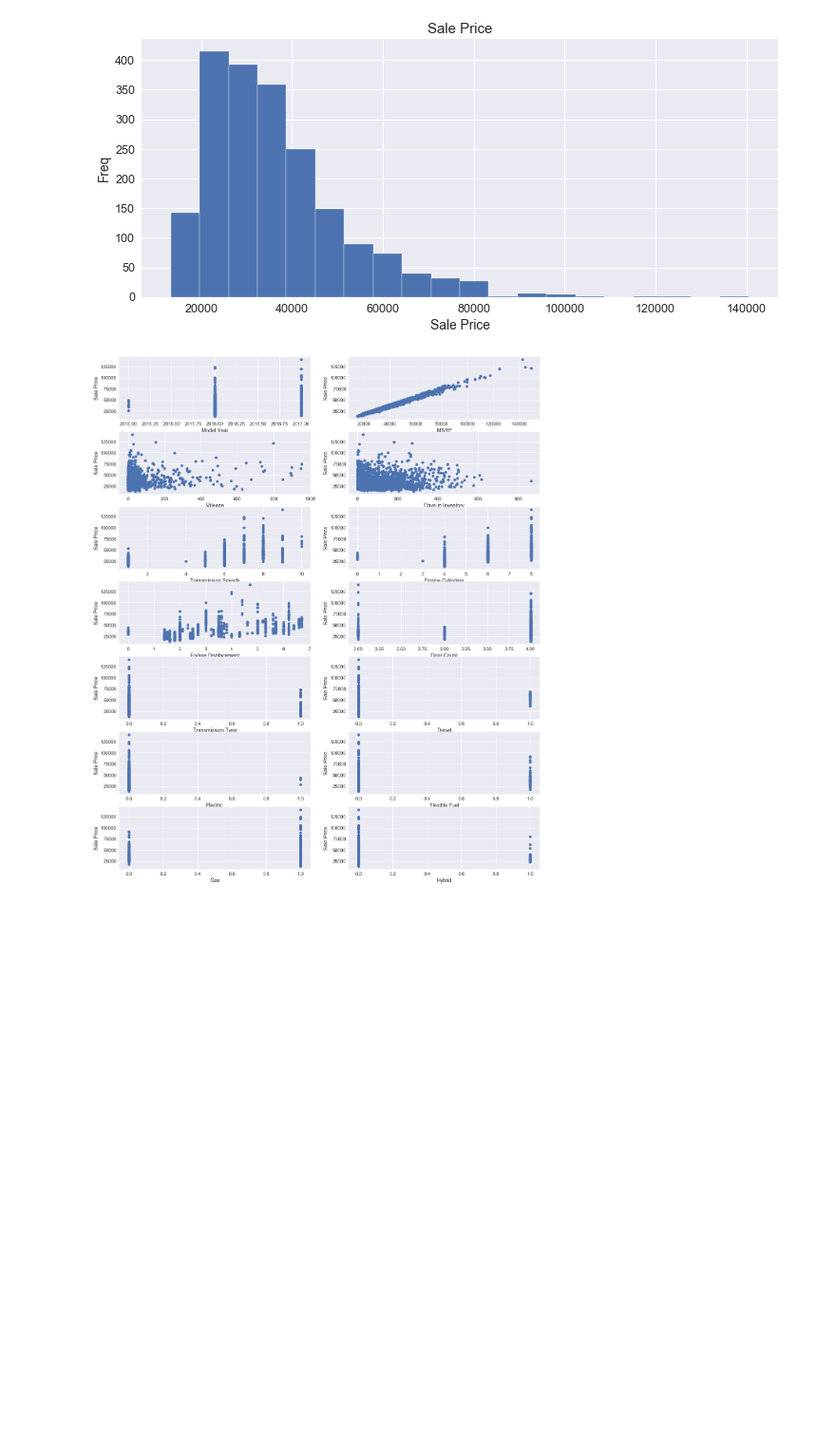
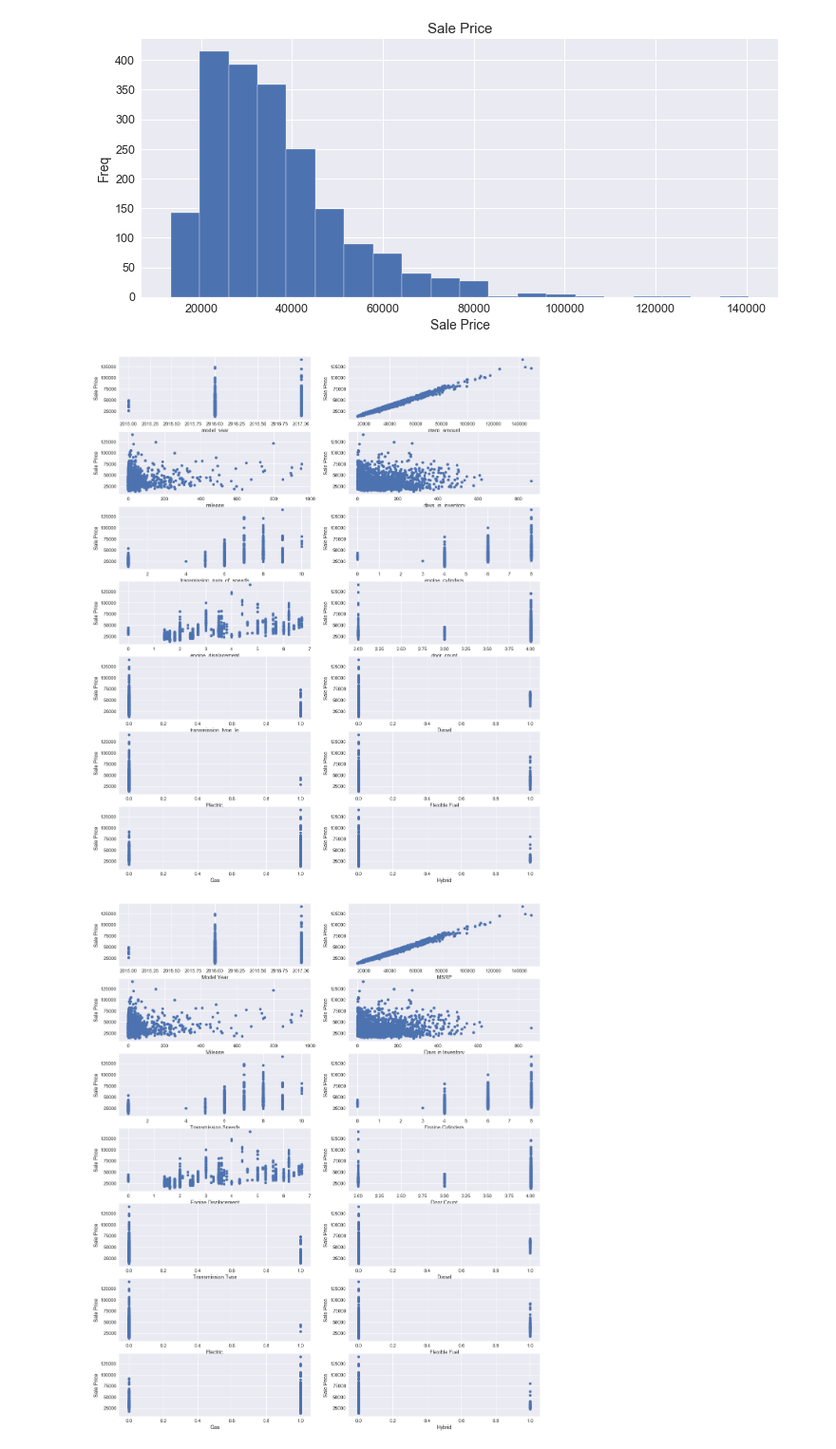
Before and after one commit to chaosem/Data-Science-Career-Track, a Jupyter notebook: Capstone Project/Predicting Vehicle Sale Price.ipynb, the cells around one changed output. Shown at 95% size. Saved outputs shown, nothing was run; the diff lists cells and outputs as text; code cells hidden in the pictures; blank space fills up the shorter version.

Commit message:
used loop to plot scatters

```diff
--- a/Capstone Project/Predicting Vehicle Sale Price.ipynb
+++ b/Capstone Project/Predicting Vehicle Sale Price.ipynb
@@ -211,6 +211,16 @@ plt.ylabel('Freq')
 plt.title('Sale Price');
 # %% [output]
 [figure]
+# %%
+fig, ax = plt.subplots(7, 2, figsize=(20,25))
+z = 0
+for i in range(7):
+    for j in range(2):
+        _ = ax[i][j].scatter(df[plot_columns[z]], df.sale_price_amount)
+        _1 = ax[i][j].set(xlabel=plot_columns[z], ylabel='Sale Price')
+        z += 1
+# %% [output]
+[figure, added]
 # %%
 plot_columns = ['model_year', 'msrp_amount', 'mileage', 'days_in_inventory',
                 'transmission_num_of_speeds', 'engine_cylinders', 'engine_displacement',
```
Also changed, not shown: parts of 11 cells of this notebook.
